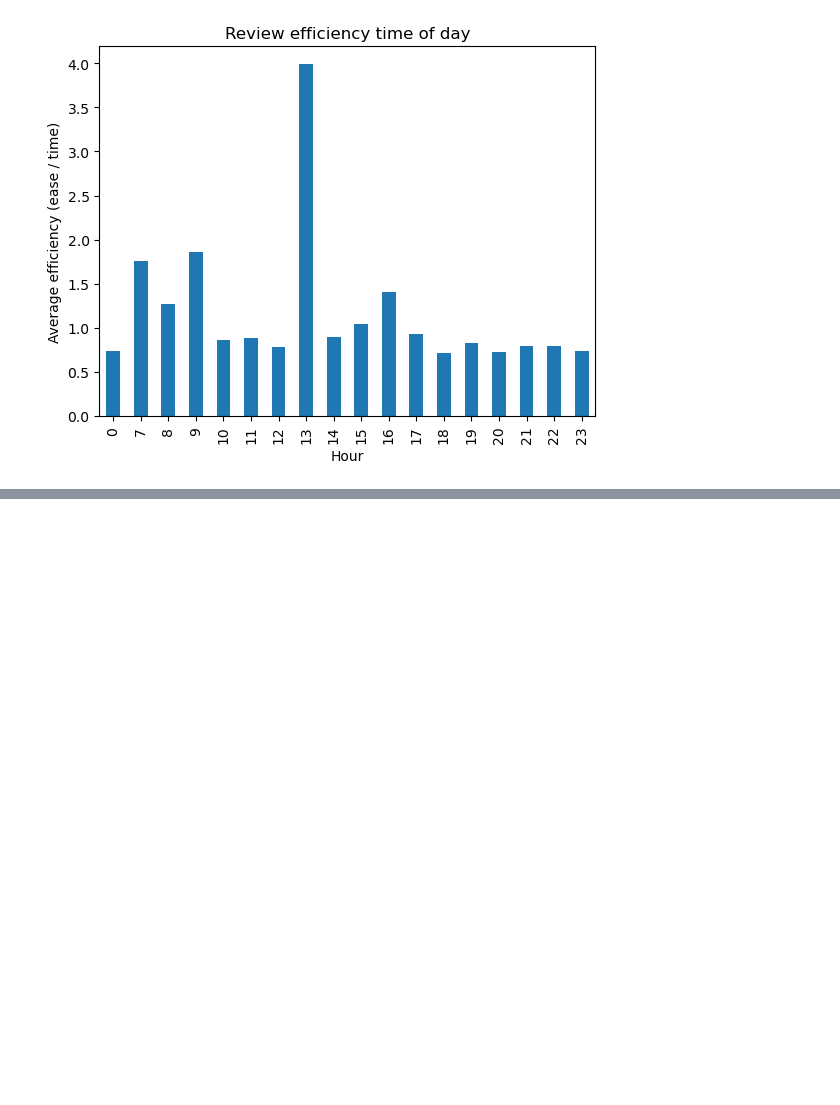
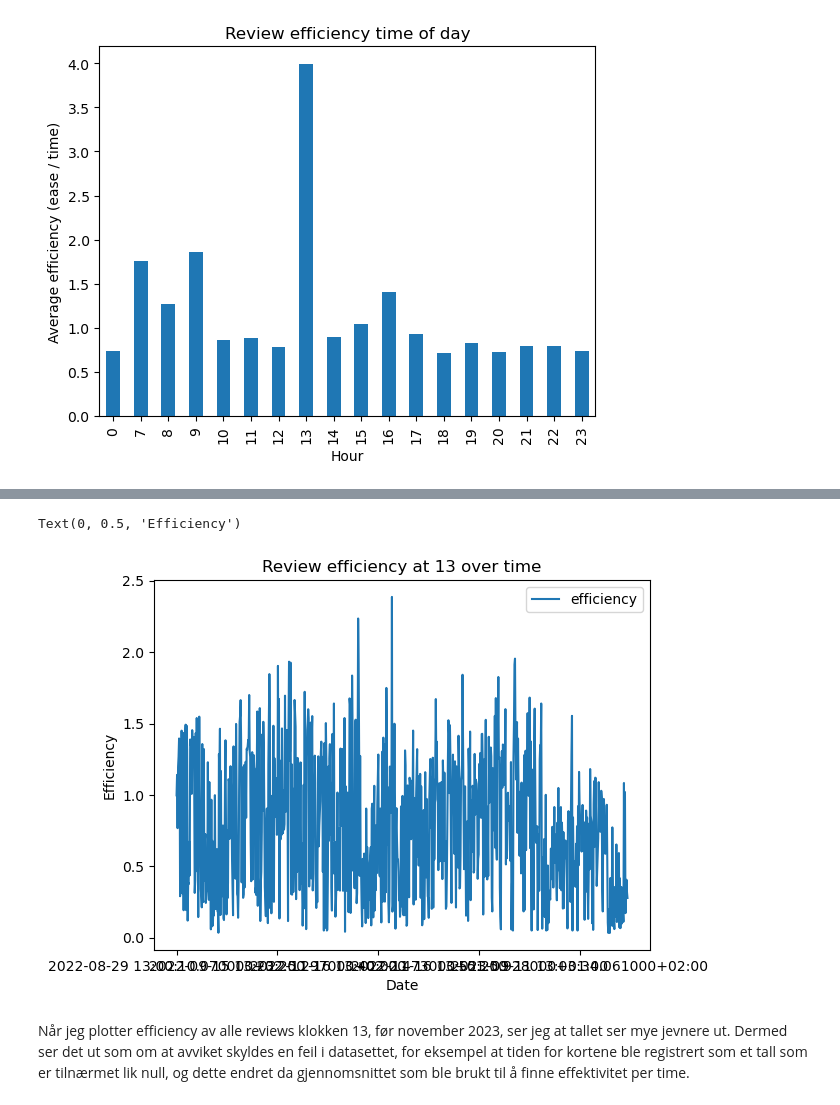
Before and after one commit to LilleAila/projects, a Jupyter notebook: it2/21-datasett-prosjekt-final/anki/pandas.ipynb, the cells around one changed output, grey strips where cells are left out. Cells and saved outputs as stored; diff of their text form; code cells hidden in the pictures; blank space fills up the shorter version.

```diff
--- a/it2/21-datasett-prosjekt-final/anki/pandas.ipynb
+++ b/it2/21-datasett-prosjekt-final/anki/pandas.ipynb
@@ -112,0 +186,14 @@ Text(0, 0.5, 'Average efficiency (ease / time)')
+# %%
+before_outlier = reviews_at_13[
+    reviews_at_13["date"] < pd.to_datetime("2023-11-01").tz_localize("Europe/Oslo")
+].copy() # copy so that the original df is not modified
+before_outlier["date_str"] = before_outlier["date"].astype(str) # make it plot continuously without adding spacing for missing dates
+ax = before_outlier.plot(kind="line", x="date_str", y="efficiency")
+ax.set_title("Review efficiency at 13 over time")
+ax.set_xlabel("Date")
+ax.set_ylabel("Efficiency")
+# %% [output]
+Text(0, 0.5, 'Efficiency')
+[figure, added]
+# %% [markdown]
+Når jeg plotter efficiency av alle reviews klokken 13, før november 2023, ser jeg at tallet ser mye jevnere ut. Dermed ser det ut som om at avviket skyldes en feil i datasettet, for eksempel at tiden for kortene ble registrert som et tall som er tilnærmet lik null, og dette endret da gjennomsnittet som ble brukt til å finne effektivitet per time.
```
Also changed, not shown: parts of 21 cells of this notebook, 5 other files.
